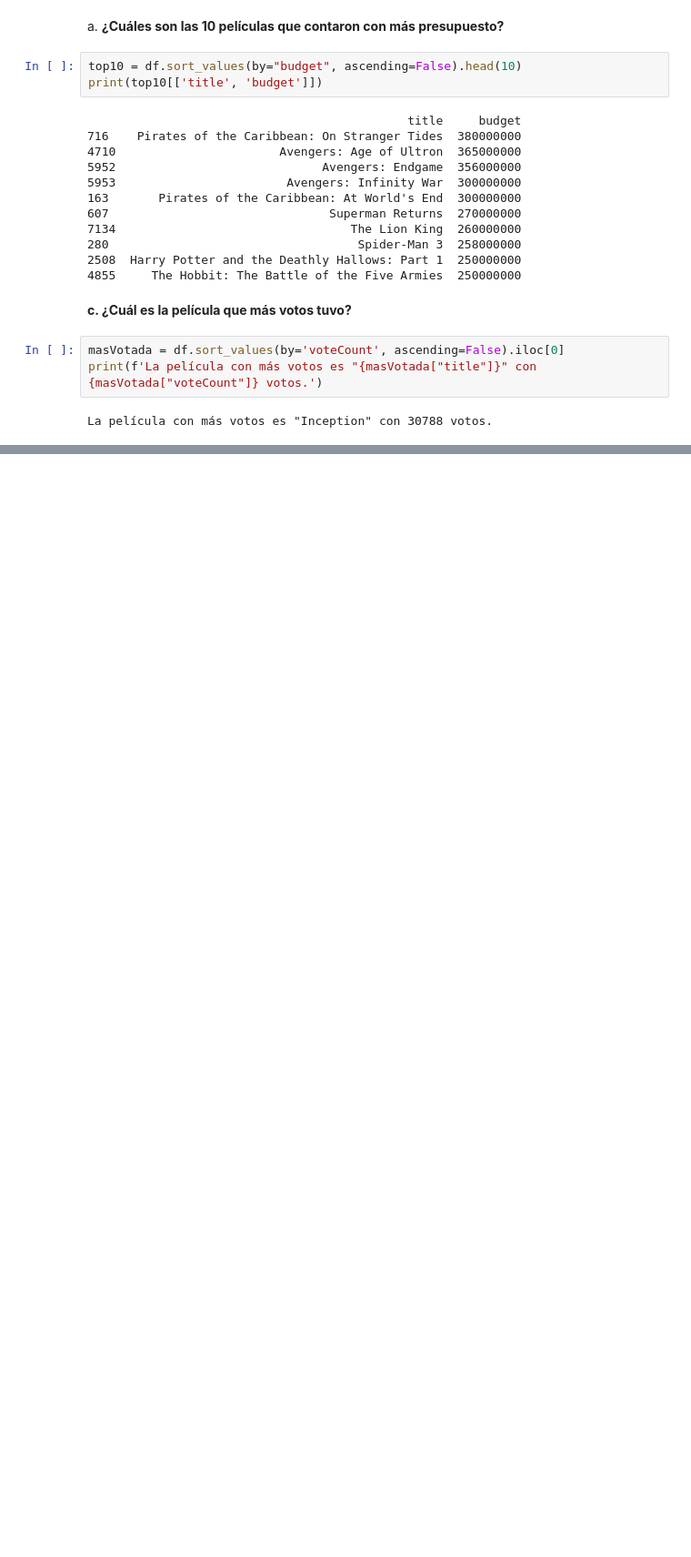
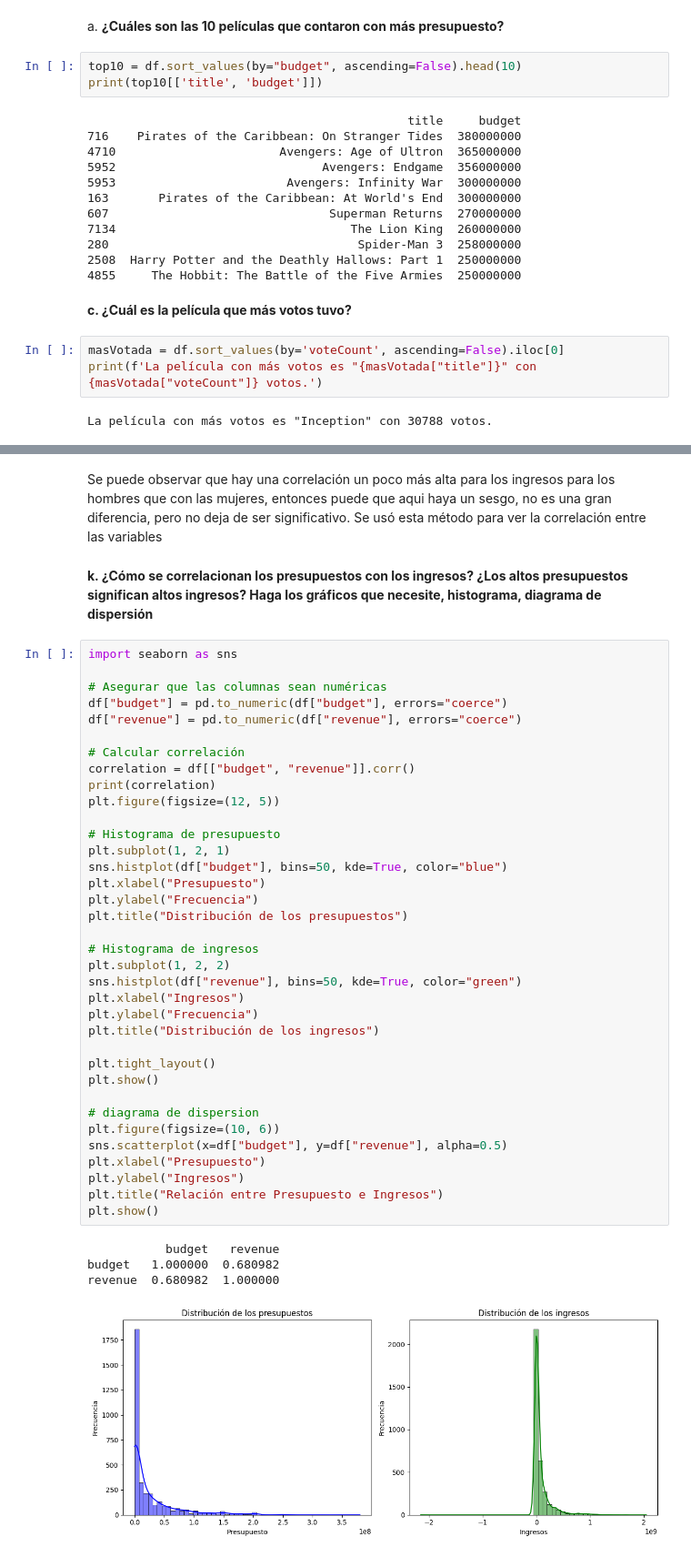
Before and after one commit to angelargd8/HDT01-MDD, a Jupyter notebook: main.ipynb, the cells around one changed output, grey strips where cells are left out. Shown at 91% size. Saved outputs shown, nothing was run; the diff lists cells and outputs as text; blank space fills up the shorter version.

```diff
--- a/main.ipynb
+++ b/main.ipynb
@@ -370,0 +404,45 @@ El año con más películas fue 2021 con 333 películas.
+# %% [markdown]
+Se puede observar que hay una correlación un poco más alta para los ingresos para los hombres que con las mujeres, entonces puede que aqui haya un sesgo, no es una gran diferencia, pero no deja de ser significativo. Se usó esta método para ver la correlación entre las variables
+# %% [markdown]
+**k. ¿Cómo se correlacionan los presupuestos con los ingresos? ¿Los altos presupuestos significan altos ingresos? Haga los gráficos que necesite, histograma, diagrama de dispersión**
+# %%
+import seaborn as sns
+
+# Asegurar que las columnas sean numéricas
+df["budget"] = pd.to_numeric(df["budget"], errors="coerce")
+df["revenue"] = pd.to_numeric(df["revenue"], errors="coerce")
+
+# Calcular correlación
+correlation = df[["budget", "revenue"]].corr()
+print(correlation)
+plt.figure(figsize=(12, 5))
+
+# Histograma de presupuesto
+plt.subplot(1, 2, 1)
+sns.histplot(df["budget"], bins=50, kde=True, color="blue")
+plt.xlabel("Presupuesto")
+plt.ylabel("Frecuencia")
+plt.title("Distribución de los presupuestos")
+
+# Histograma de ingresos
+plt.subplot(1, 2, 2)
+sns.histplot(df["revenue"], bins=50, kde=True, color="green")
+plt.xlabel("Ingresos")
+plt.ylabel("Frecuencia")
+plt.title("Distribución de los ingresos")
+
+plt.tight_layout()
+plt.show()
+
+# diagrama de dispersion
+plt.figure(figsize=(10, 6))
+sns.scatterplot(x=df["budget"], y=df["revenue"], alpha=0.5)
+plt.xlabel("Presupuesto")
+plt.ylabel("Ingresos")
+plt.title("Relación entre Presupuesto e Ingresos")
+plt.show()
+# %% [output]
+           budget   revenue
+budget   1.000000  0.680982
+revenue  0.680982  1.000000
+[figure, added]
```
Also changed, not shown: parts of 13 cells of this notebook.
